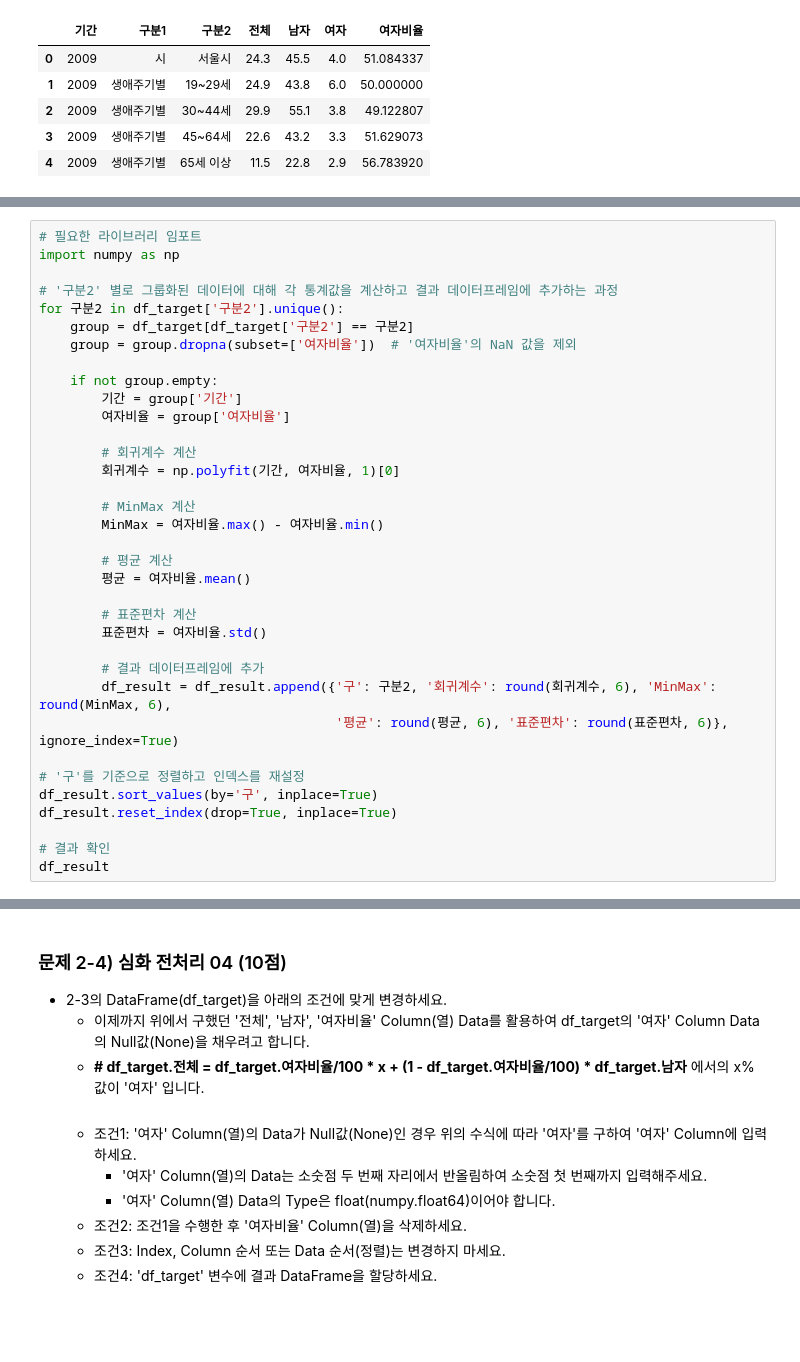
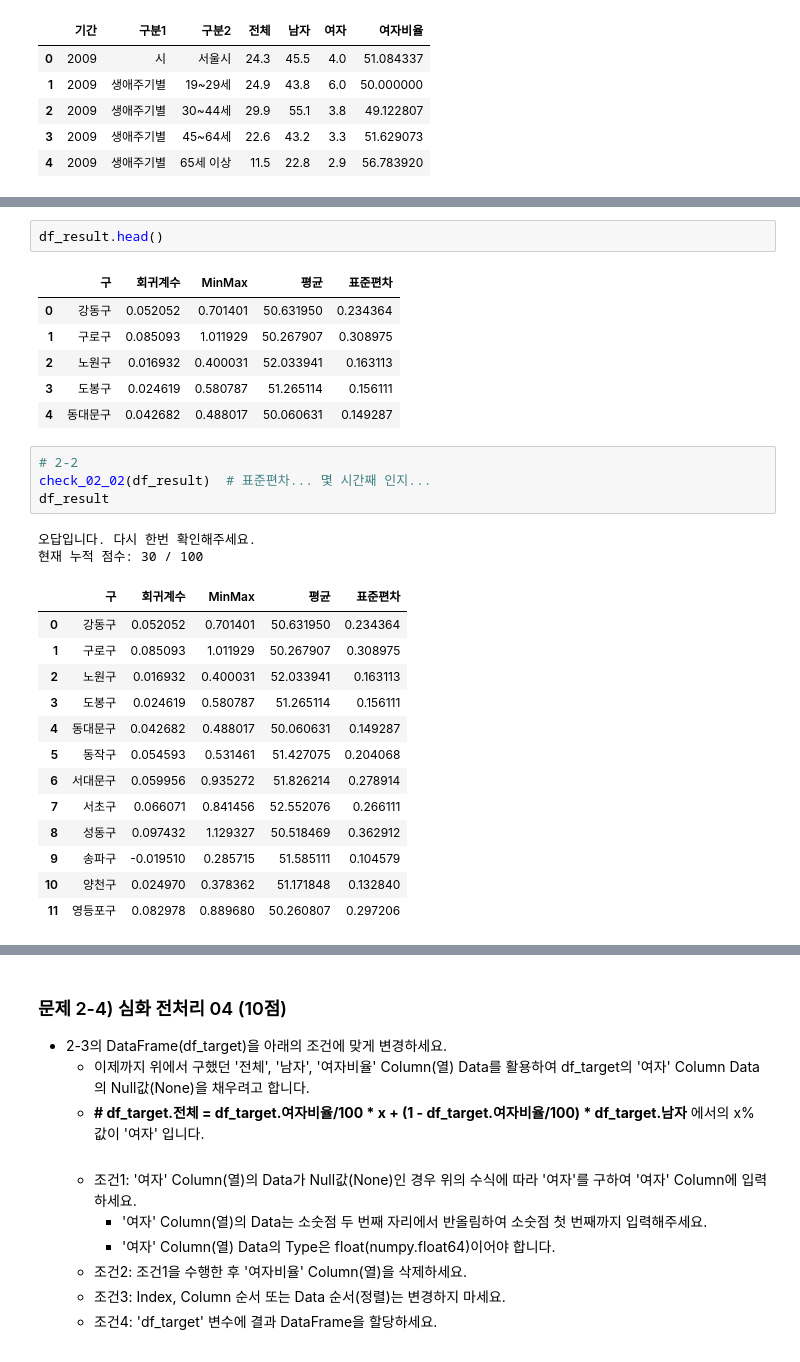
Before and after one commit to LEESUSUSUSU/zero_Project, a Jupyter notebook: 미니프로젝트/EDA_project/EDA_6 테스트/ [DS]edatest_leemyoungsu.ipynb, the cells around one changed output, grey strips where cells are left out. Drawn from its saved outputs; the diff is of its cells as text; blank space fills up the shorter version.

```diff
--- a/미니프로젝트/EDA_project/EDA_6 테스트/ [DS]edatest_leemyoungsu.ipynb
+++ b/미니프로젝트/EDA_project/EDA_6 테스트/ [DS]edatest_leemyoungsu.ipynb
@@ -353,38 +366,3 @@ display(df_target.head())
 <br></br>
 <br></br>
 - 완료 후 결과 dataframe 변수(df_result)를 check_02_02 함수에 입력하여 채점하세요.
-# %%
-# 필요한 라이브러리 임포트
-import numpy as np
-
-# '구분2' 별로 그룹화된 데이터에 대해 각 통계값을 계산하고 결과 데이터프레임에 추가하는 과정
-for 구분2 in df_target['구분2'].unique():
-    group = df_target[df_target['구분2'] == 구분2]
-    group = group.dropna(subset=['여자비율'])  # '여자비율'의 NaN 값을 제외
-
-    if not group.empty:
-        기간 = group['기간']
-        여자비율 = group['여자비율']
-
-        # 회귀계수 계산
-        회귀계수 = np.polyfit(기간, 여자비율, 1)[0]
-
-        # MinMax 계산
-        MinMax = 여자비율.max() - 여자비율.min()
-
-        # 평균 계산
-        평균 = 여자비율.mean()
-
-        # 표준편차 계산
-        표준편차 = 여자비율.std()
-
-        # 결과 데이터프레임에 추가
-        df_result = df_result.append({'구': 구분2, '회귀계수': round(회귀계수, 6), 'MinMax': round(MinMax, 6),
-                                      '평균': round(평균, 6), '표준편차': round(표준편차, 6)}, ignore_index=True)
-
-# '구'를 기준으로 정렬하고 인덱스를 재설정
-df_result.sort_values(by='구', inplace=True)
-df_result.reset_index(drop=True, inplace=True)
-
-# 결과 확인
-df_result
@@ -417,3 +413,32 @@ df_result
+# %%
+df_result.head()
+# %% [output]
+|  | 구 | 회귀계수 | MinMax | 평균 | 표준편차 |
+| 0 | 강동구 | 0.052052 | 0.701401 | 50.631950 | 0.234364 |
+| 1 | 구로구 | 0.085093 | 1.011929 | 50.267907 | 0.308975 |
+| 2 | 노원구 | 0.016932 | 0.400031 | 52.033941 | 0.163113 |
+| 3 | 도봉구 | 0.024619 | 0.580787 | 51.265114 | 0.156111 |
+| 4 | 동대문구 | 0.042682 | 0.488017 | 50.060631 | 0.149287 |
+# %%
+# 2-2
+check_02_02(df_result)  # 표준편차... 몇 시간째 인지...
+df_result
+# %% [output]
+오답입니다. 다시 한번 확인해주세요.
+현재 누적 점수: 30 / 100
+|  | 구 | 회귀계수 | MinMax | 평균 | 표준편차 |
+| 0 | 강동구 | 0.052052 | 0.701401 | 50.631950 | 0.234364 |
+| 1 | 구로구 | 0.085093 | 1.011929 | 50.267907 | 0.308975 |
+| 2 | 노원구 | 0.016932 | 0.400031 | 52.033941 | 0.163113 |
+| 3 | 도봉구 | 0.024619 | 0.580787 | 51.265114 | 0.156111 |
+| 4 | 동대문구 | 0.042682 | 0.488017 | 50.060631 | 0.149287 |
+| 5 | 동작구 | 0.054593 | 0.531461 | 51.427075 | 0.204068 |
+| 6 | 서대문구 | 0.059956 | 0.935272 | 51.826214 | 0.278914 |
+| 7 | 서초구 | 0.066071 | 0.841456 | 52.552076 | 0.266111 |
+| 8 | 성동구 | 0.097432 | 1.129327 | 50.518469 | 0.362912 |
+| 9 | 송파구 | -0.019510 | 0.285715 | 51.585111 | 0.104579 |
+| 10 | 양천구 | 0.024970 | 0.378362 | 51.171848 | 0.132840 |
+| 11 | 영등포구 | 0.082978 | 0.889680 | 50.260807 | 0.297206 |
 # %% [markdown]
 ### 문제 2-3) 심화 전처리 03 (10점)
 - 2-2의 DataFrame(df_result)을 이용하여 아래의 조건에 맞는 정보를 구하여 2-1의 DataFrame(df_target)에 입력하세요.
```
Also changed, not shown: parts of 16 cells of this notebook, 3 other files.
